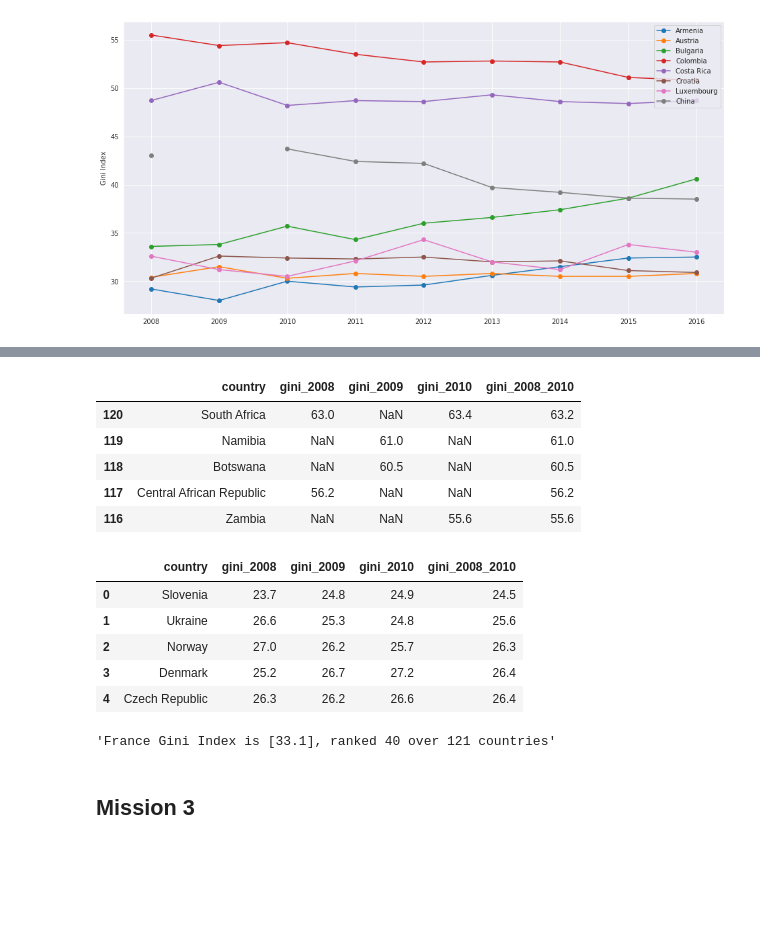
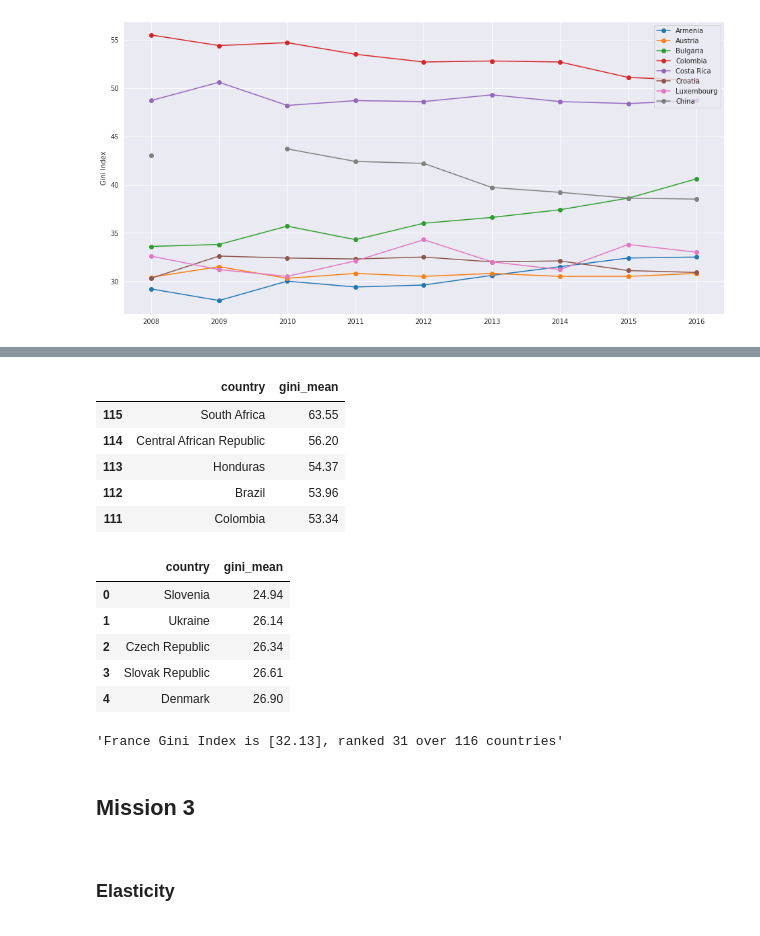
Before and after one commit to Michael-Orange/income_distribution, a Jupyter notebook: P7.ipynb, the cells around one changed output, grey strips where cells are left out. Saved outputs shown, nothing was run; the diff lists cells and outputs as text; code cells hidden in the pictures; blank space fills up the shorter version.

```diff
--- a/P7.ipynb
+++ b/P7.ipynb
@@ -372,5 +381,12 @@ for key in dict_year:
-# %%
-gini['gini_mean'] = gini.iloc[:,2:].mean(axis=1).round(1)
+# %%
+for k in gini.index:
+    values = np.array(gini.iloc[k][2:].tolist())
+    values_excl_nan = values[~np.isnan(values)]
+
+    if values_excl_nan.size > 0:
+        gini.loc[gini.index == k, 'gini_mean'] = np.nanmean(values_excl_nan).round(2)
+# %%
+income_disti = pd.merge(income_disti, gini[['country_alpha3', 'gini_mean']], how='left')
 # %% [markdown]
 <h2>Mission 2</h2><a id='mission 2'></a>
 # %% [markdown]
@@ -727,8 +715,6 @@ gini.describe()
 # %%
-gini_rank = gini[['gini_2008', 'gini_2009', 'gini_2010']].copy()
-gini_rank['gini_2008_2010'] = gini_rank.mean(axis=1).round(1)
-gini_rank.sort_values(by='gini_2008_2010', inplace=True)
+gini_rank = gini[['gini_mean']].copy()
+gini_rank.sort_values(by='gini_mean', inplace=True)
 gini_rank.reset_index(inplace=True)
-gini_rank.dropna(subset=['gini_2008_2010'], inplace=True)
 gini_rank
 # %% [output]
@@ -753,29 +739,31 @@ gini_rank
 # %%
 # 5 countries with higest GINI index (highest level of inequality)
-gini_rank.nlargest(5, 'gini_2008_2010')
+gini_rank.nlargest(5, 'gini_mean')
 # %% [output]
-|  | country | gini_2008 | gini_2009 | gini_2010 | gini_2008_2010 |
-| 120 | South Africa | 63.0 | NaN | 63.4 | 63.2 |
-| 119 | Namibia | NaN | 61.0 | NaN | 61.0 |
-| 118 | Botswana | NaN | 60.5 | NaN | 60.5 |
-| 117 | Central African Republic | 56.2 | NaN | NaN | 56.2 |
-| 116 | Zambia | NaN | NaN | 55.6 | 55.6 |
+|  | country | gini_mean |
+| 115 | South Africa | 63.55 |
+| 114 | Central African Republic | 56.20 |
+| 113 | Honduras | 54.37 |
+| 112 | Brazil | 53.96 |
+| 111 | Colombia | 53.34 |
 # %%
 # 5 countries with lowest GINI index (highest level of equality)
-gini_rank.nsmallest(5, 'gini_2008_2010')
+gini_rank.nsmallest(5, 'gini_mean')
 # %% [output]
-|  | country | gini_2008 | gini_2009 | gini_2010 | gini_2008_2010 |
-| 0 | Slovenia | 23.7 | 24.8 | 24.9 | 24.5 |
-| 1 | Ukraine | 26.6 | 25.3 | 24.8 | 25.6 |
-| 2 | Norway | 27.0 | 26.2 | 25.7 | 26.3 |
-| 3 | Denmark | 25.2 | 26.7 | 27.2 | 26.4 |
-| 4 | Czech Republic | 26.3 | 26.2 | 26.6 | 26.4 |
+|  | country | gini_mean |
+| 0 | Slovenia | 24.94 |
+| 1 | Ukraine | 26.14 |
+| 2 | Czech Republic | 26.34 |
+| 3 | Slovak Republic | 26.61 |
+| 4 | Denmark | 26.90 |
 # %%
 'France Gini Index is {}, ranked {} over {} countries'.format(
-    gini_rank.loc[gini_rank['country']=='France']['gini_2008_2010'].values,
+    gini_rank.loc[gini_rank['country']=='France']['gini_mean'].values,
     gini_rank.loc[gini_rank['country']=='France'].index[0],
     len(gini_rank))
 # %% [output]
-'France Gini Index is [33.1], ranked 40 over 121 countries'
+'France Gini Index is [32.13], ranked 31 over 116 countries'
 # %% [markdown]
 <h2>Mission 3</h2><a id='mission 3'></a>
+# %% [markdown]
+<h3>Elasticity</h3><a id='elasticity'></a>
```
Also changed, not shown: parts of 50 cells of this notebook, 7 other files.
